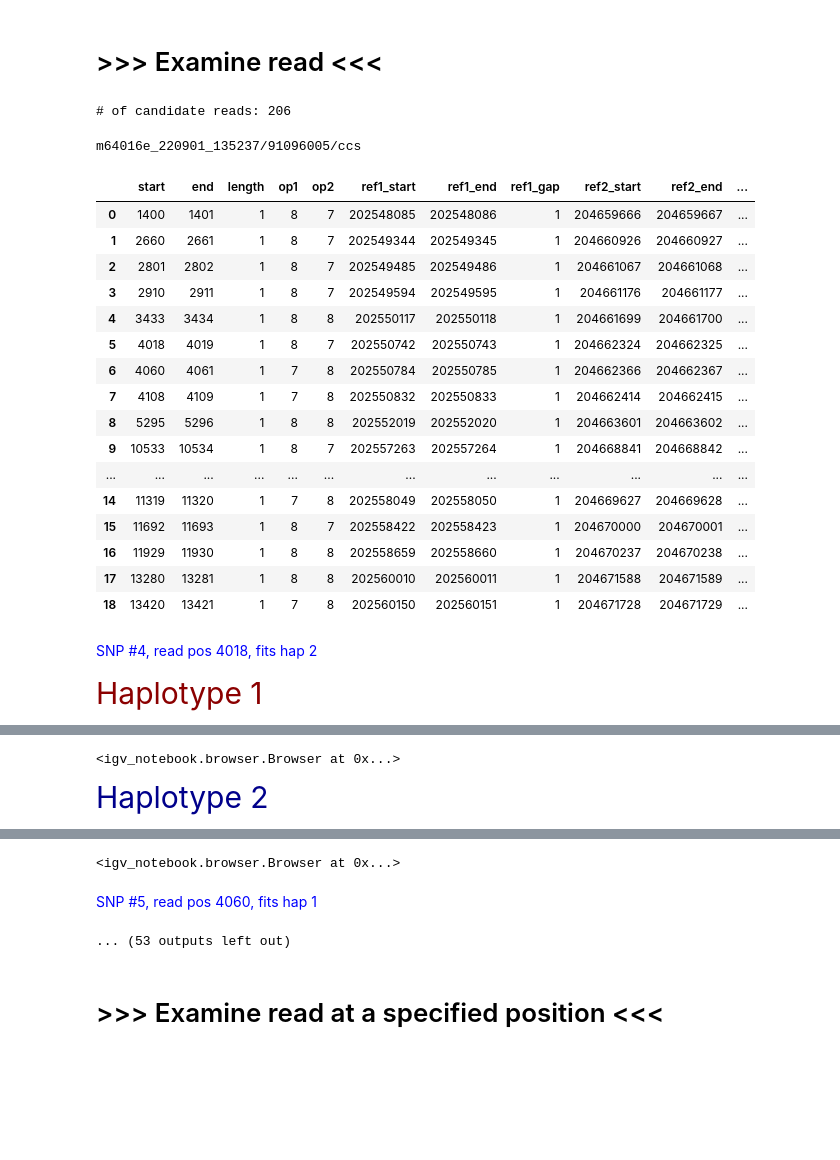
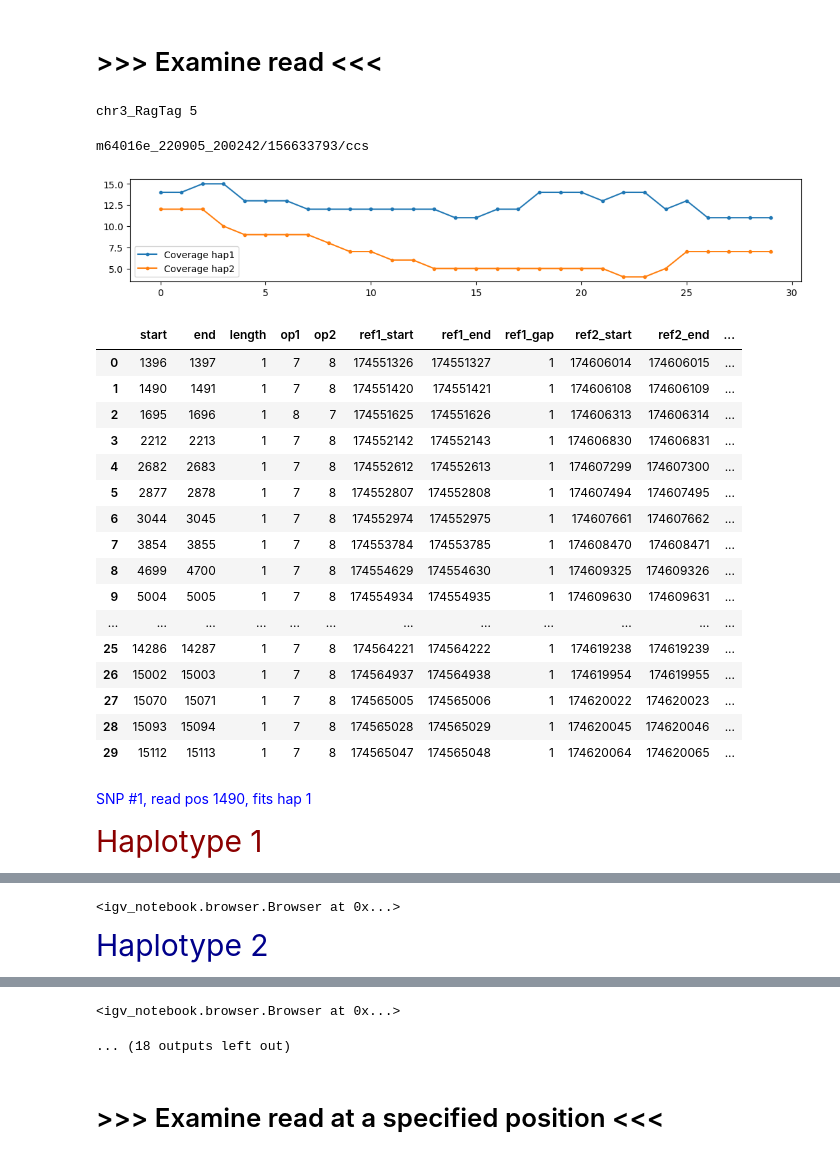
Before and after one commit to regevs/recombination, a Jupyter notebook: notebooks/20240113_read_dashboard.ipynb, the cells around one changed output, grey strips where cells are left out. Cells and saved outputs as stored; diff of their text form; code cells hidden in the pictures; blank space fills up the shorter version.

```diff
--- a/notebooks/20240113_read_dashboard.ipynb
+++ b/notebooks/20240113_read_dashboard.ipynb
@@ -31,8 +31,8 @@ def print_colorful_text(text, color='blue', font_size='50px'):
 # %% [markdown]
 # >>> Set the sample and chrom <<<
 # %%
-focal_sample_id = "PD50521b"
-t2t_chrom = "chr1"
+focal_sample_id = "PD50508b"
+t2t_chrom = "chr3"
 
 denovo_chrom = t2t_chrom + "_RagTag"
 # %% [markdown]
@@ -117,6 +134,14 @@ def plot_phase_transitions(
     snp_indices = np.array(sorted(list(set(list(indices)) | set(list(indices+1)))))
     snp_poses = read_snps_df["start"][snp_indices]
 
+    plt.figure(figsize=(13, 2));
+    plt.plot(
+        read_snps_df.select("hap1_certainty_0.95_coverage", "hap2_certainty_0.95_coverage"),
+        '.-',
+    )
+    plt.legend(["Coverage hap1", "Coverage hap2"]);
+    plt.show()
+
     def styleme(snp_start, is_qual):
         s = ''
         if snp_start in snp_poses:
@@ -134,41 +159,43 @@ def plot_phase_transitions(
         )
     )
 
-
     for i in snp_indices:
         read_pos = read_snps_df["start"][int(i)]
         plot_at_position(focal_read, i, read_pos, read_snps_df)
 # %% [markdown]
 # >>> Examine read <<<
-# %%
-print("# of candidate reads:", len(hap_stats_df))
-# %% [output]
-# of candidate reads: 206
+# %%
+nco_reads = very_trusty_cls_df.filter(pl.col("class") == "GC")
+print(denovo_chrom, len(nco_reads))
+# %% [output]
+chr3_RagTag 5
 # %%
-read_name = "m64016e_220901_135237/91096005/ccs"
+#read_name = "m64094e_220917_231317/121046671/ccs"
+read_name = nco_reads["read_name"][4]
 read_number = list(hap_stats_df["read_name"]).index(read_name)
 
 plot_phase_transitions(read_number)
 # %% [output]
-m64016e_220901_135237/91096005/ccs
+m64016e_220905_200242/156633793/ccs
+[figure, added]
 |  | start | end | length | op1 | op2 | ref1_start | ref1_end | ref1_gap | ref2_start | ref2_end | ... |
-| 0 | 1400 | 1401 | 1 | 8 | 7 | 202548085 | 202548086 | 1 | 204659666 | 204659667 | ... |
-| 1 | 2660 | 2661 | 1 | 8 | 7 | 202549344 | 202549345 | 1 | 204660926 | 204660927 | ... |
-| 2 | 2801 | 2802 | 1 | 8 | 7 | 202549485 | 202549486 | 1 | 204661067 | 204661068 | ... |
-| 3 | 2910 | 2911 | 1 | 8 | 7 | 202549594 | 202549595 | 1 | 204661176 | 204661177 | ... |
-| 4 | 3433 | 3434 | 1 | 8 | 8 | 202550117 | 202550118 | 1 | 204661699 | 204661700 | ... |
-| 5 | 4018 | 4019 | 1 | 8 | 7 | 202550742 | 202550743 | 1 | 204662324 | 204662325 | ... |
-| 6 | 4060 | 4061 | 1 | 7 | 8 | 202550784 | 202550785 | 1 | 204662366 | 204662367 | ... |
-| 7 | 4108 | 4109 | 1 | 7 | 8 | 202550832 | 202550833 | 1 | 204662414 | 204662415 | ... |
-| 8 | 5295 | 5296 | 1 | 8 | 8 | 202552019 | 202552020 | 1 | 204663601 | 204663602 | ... |
-| 9 | 10533 | 10534 | 1 | 8 | 7 | 202557263 | 202557264 | 1 | 204668841 | 204668842 | ... |
+| 0 | 1396 | 1397 | 1 | 7 | 8 | 174551326 | 174551327 | 1 | 174606014 | 174606015 | ... |
+| 1 | 1490 | 1491 | 1 | 7 | 8 | 174551420 | 174551421 | 1 | 174606108 | 174606109 | ... |
+| 2 | 1695 | 1696 | 1 | 8 | 7 | 174551625 | 174551626 | 1 | 174606313 | 174606314 | ... |
+| 3 | 2212 | 2213 | 1 | 7 | 8 | 174552142 | 174552143 | 1 | 174606830 | 174606831 | ... |
+| 4 | 2682 | 2683 | 1 | 7 | 8 | 174552612 | 174552613 | 1 | 174607299 | 174607300 | ... |
+| 5 | 2877 | 2878 | 1 | 7 | 8 | 174552807 | 174552808 | 1 | 174607494 | 174607495 | ... |
+| 6 | 3044 | 3045 | 1 | 7 | 8 | 174552974 | 174552975 | 1 | 174607661 | 174607662 | ... |
+| 7 | 3854 | 3855 | 1 | 7 | 8 | 174553784 | 174553785 | 1 | 174608470 | 174608471 | ... |
+| 8 | 4699 | 4700 | 1 | 7 | 8 | 174554629 | 174554630 | 1 | 174609325 | 174609326 | ... |
+| 9 | 5004 | 5005 | 1 | 7 | 8 | 174554934 | 174554935 | 1 | 174609630 | 174609631 | ... |
 | ... | ... | ... | ... | ... | ... | ... | ... | ... | ... | ... | ... |
-| 14 | 11319 | 11320 | 1 | 7 | 8 | 202558049 | 202558050 | 1 | 204669627 | 204669628 | ... |
-| 15 | 11692 | 11693 | 1 | 8 | 7 | 202558422 | 202558423 | 1 | 204670000 | 204670001 | ... |
-| 16 | 11929 | 11930 | 1 | 8 | 8 | 202558659 | 202558660 | 1 | 204670237 | 204670238 | ... |
-| 17 | 13280 | 13281 | 1 | 8 | 8 | 202560010 | 202560011 | 1 | 204671588 | 204671589 | ... |
-| 18 | 13420 | 13421 | 1 | 7 | 8 | 202560150 | 202560151 | 1 | 204671728 | 204671729 | ... |
+| 25 | 14286 | 14287 | 1 | 7 | 8 | 174564221 | 174564222 | 1 | 174619238 | 174619239 | ... |
+| 26 | 15002 | 15003 | 1 | 7 | 8 | 174564937 | 174564938 | 1 | 174619954 | 174619955 | ... |
+| 27 | 15070 | 15071 | 1 | 7 | 8 | 174565005 | 174565006 | 1 | 174620022 | 174620023 | ... |
+| 28 | 15093 | 15094 | 1 | 7 | 8 | 174565028 | 174565029 | 1 | 174620045 | 174620046 | ... |
+| 29 | 15112 | 15113 | 1 | 7 | 8 | 174565047 | 174565048 | 1 | 174620064 | 174620065 | ... |
-SNP #4, read pos 4018, fits hap 2
+SNP #1, read pos 1490, fits hap 1
 Haplotype 1
 [interactive output not drawn]
 [interactive output not drawn]
@@ -177,8 +204,7 @@ Haplotype 2
 [interactive output not drawn]
 [interactive output not drawn]
 <igv_notebook.browser.Browser at 0x...>
-SNP #5, read pos 4060, fits hap 1
-... (53 outputs left out)
+... (18 outputs left out)
 # %% [markdown]
 # >>> Examine read at a specified position <<<
 # %%
```
Also changed, not shown: parts of 18 cells of this notebook, 22 other files.
